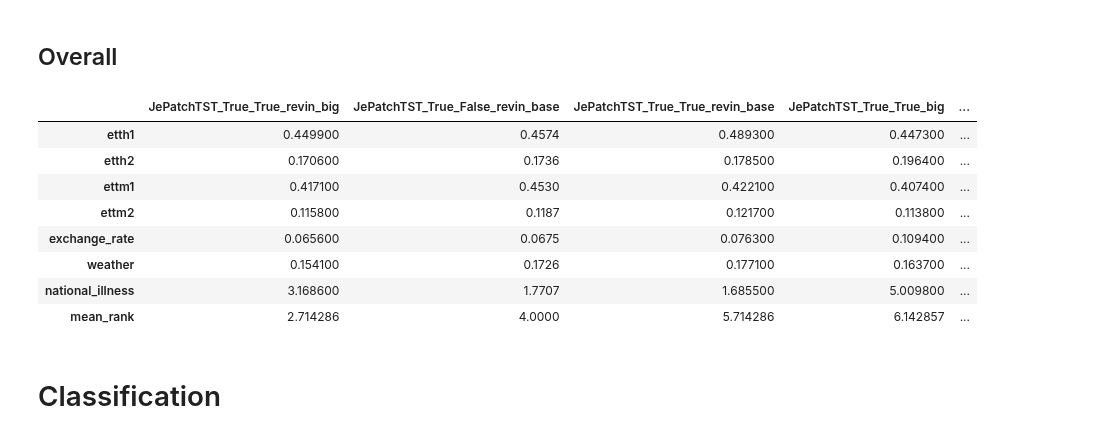
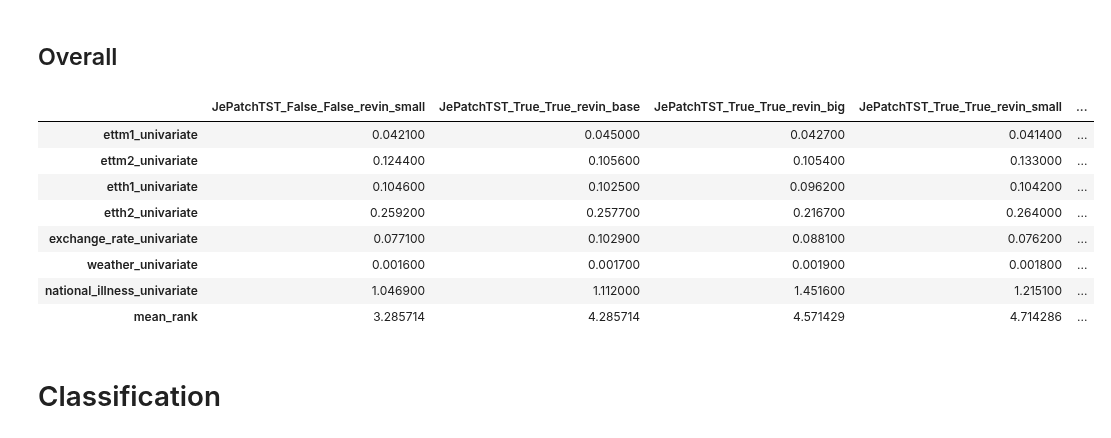
Before and after one commit to vilhess/JEPAtchTST, a Jupyter notebook: results.ipynb, the cells around one changed output. Cells and saved outputs as stored; diff of their text form; code cells hidden in the pictures.

```diff
--- a/results.ipynb
+++ b/results.ipynb
@@ -244,23 +244,23 @@ big.index = big.index + "_big"
 
 df = pd.concat([small, base, big], axis=0)
 # %%
-df = df.loc[:, df.columns.astype(str).str.contains("univariate")==False]
+df = df.loc[:, df.columns.astype(str).str.contains("univariate")==True]
 ranks = df.rank(axis=0, method='min', ascending=True)
 mean_ranks = ranks.mean(axis=1)
 df['mean_rank'] = mean_ranks
 df.sort_values('mean_rank', inplace=True)
 
 df.T
 # %% [output]
-|  | JePatchTST_True_True_revin_big | JePatchTST_True_False_revin_base | JePatchTST_True_True_revin_base | JePatchTST_True_True_big | ... |
-| etth1 | 0.449900 | 0.4574 | 0.489300 | 0.447300 | ... |
-| etth2 | 0.170600 | 0.1736 | 0.178500 | 0.196400 | ... |
-| ettm1 | 0.417100 | 0.4530 | 0.422100 | 0.407400 | ... |
-| ettm2 | 0.115800 | 0.1187 | 0.121700 | 0.113800 | ... |
-| exchange_rate | 0.065600 | 0.0675 | 0.076300 | 0.109400 | ... |
-| weather | 0.154100 | 0.1726 | 0.177100 | 0.163700 | ... |
-| national_illness | 3.168600 | 1.7707 | 1.685500 | 5.009800 | ... |
-| mean_rank | 2.714286 | 4.0000 | 5.714286 | 6.142857 | ... |
+|  | JePatchTST_False_False_revin_small | JePatchTST_True_True_revin_base | JePatchTST_True_True_revin_big | JePatchTST_True_True_revin_small | ... |
+| ettm1_univariate | 0.042100 | 0.045000 | 0.042700 | 0.041400 | ... |
+| ettm2_univariate | 0.124400 | 0.105600 | 0.105400 | 0.133000 | ... |
+| etth1_univariate | 0.104600 | 0.102500 | 0.096200 | 0.104200 | ... |
+| etth2_univariate | 0.259200 | 0.257700 | 0.216700 | 0.264000 | ... |
+| exchange_rate_univariate | 0.077100 | 0.102900 | 0.088100 | 0.076200 | ... |
+| weather_univariate | 0.001600 | 0.001700 | 0.001900 | 0.001800 | ... |
+| national_illness_univariate | 1.046900 | 1.112000 | 1.451600 | 1.215100 | ... |
+| mean_rank | 3.285714 | 4.285714 | 4.571429 | 4.714286 | ... |
 # %% [markdown]
 # Classification
 # %% [markdown]
```
Also changed, not shown: parts of 3 cells of this notebook.
